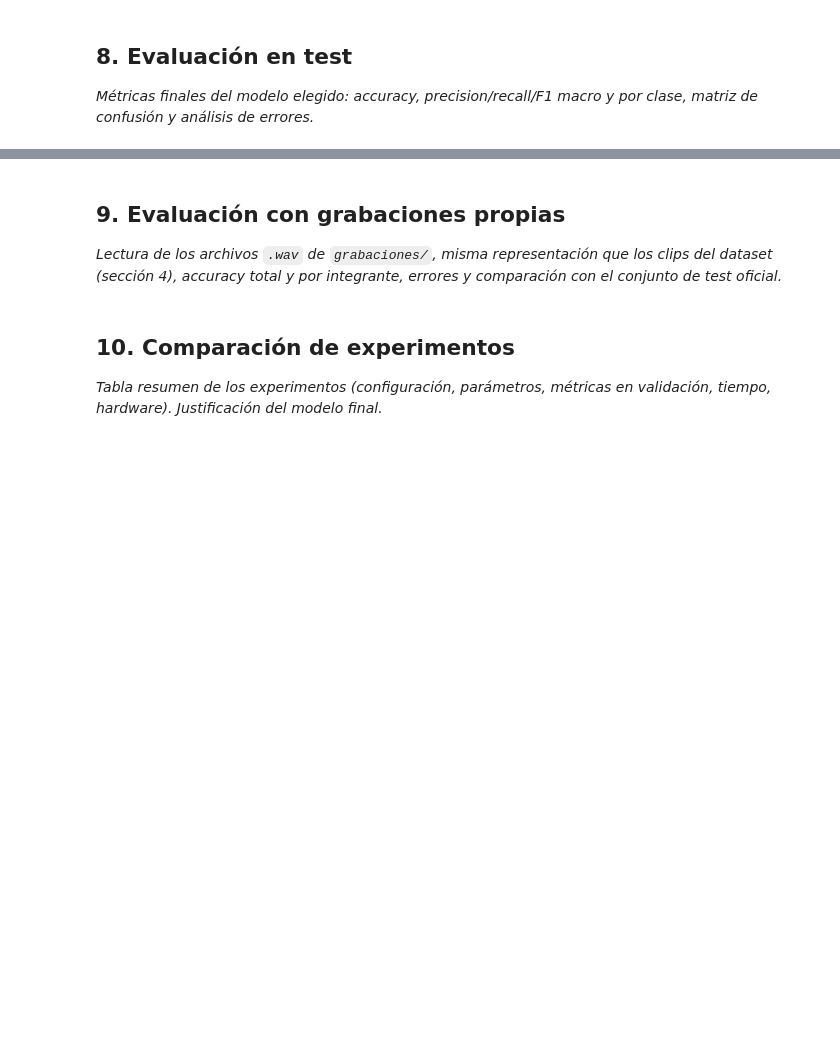
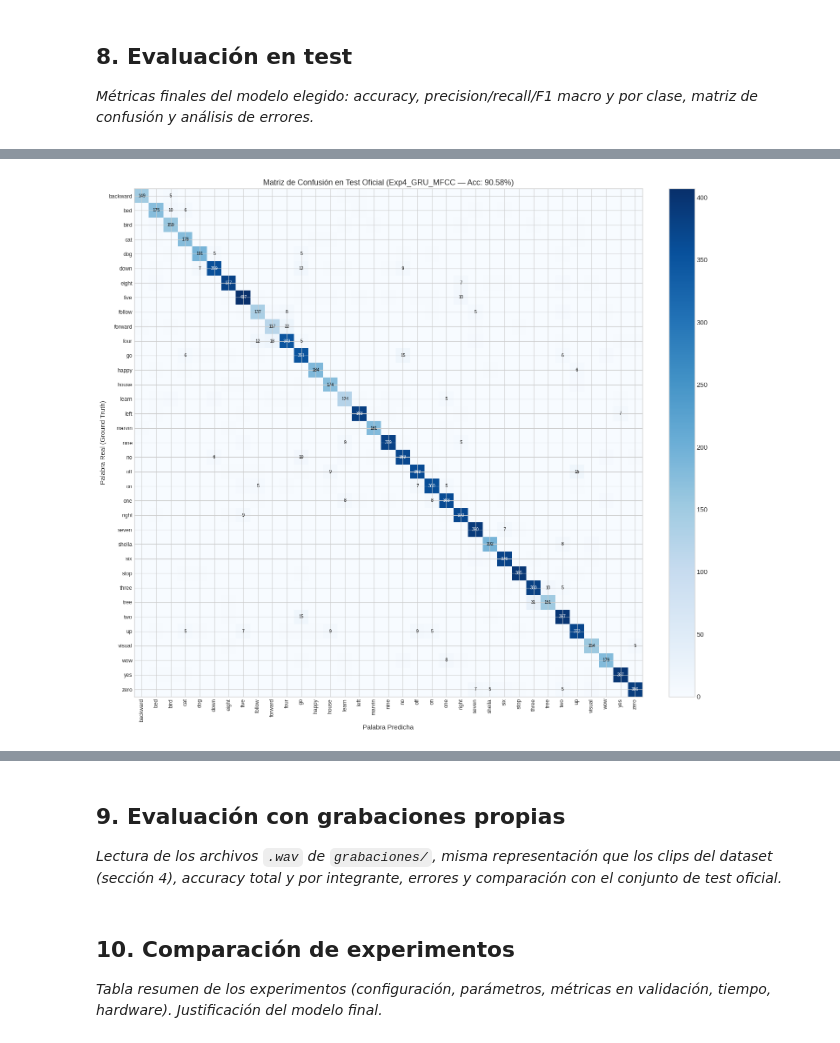
Before and after one commit to ibuscio/taller_deeplearning, a Jupyter notebook: Tarea_2_letra.ipynb, the cells around one changed output, grey strips where cells are left out. Drawn from its saved outputs; the diff is of its cells as text; code cells hidden in the pictures; blank space fills up the shorter version.

```diff
--- a/Tarea_2_letra.ipynb
+++ b/Tarea_2_letra.ipynb
@@ -1384,3 +1413,102 @@ _Resultados de RNN simple, LSTM y GRU con la misma configuración: métricas en
 ## 8. Evaluación en test
 
 _Métricas finales del modelo elegido: accuracy, precision/recall/F1 macro y por clase, matriz de confusión y análisis de errores._
+# %%
+from sklearn.metrics import (
+    classification_report,
+    confusion_matrix,
+    precision_recall_fscore_support,
+)
+
+# 1. Seleccionamos el mejor modelo exclusivamente según su desempeño en VALIDACIÓN
+best_exp_key = max(EXPERIMENTS, key=lambda k: EXPERIMENTS[k]["val_acc"])
+best_exp = EXPERIMENTS[best_exp_key]
+final_model = best_exp["model"]
+final_repr = best_exp["representation"]
+final_test_loader = test_loader_mfcc if final_repr == "mfcc" else test_loader_logmel
+
+print("======================================================================")
+print(f"🏆 Modelo final seleccionado en Validación: {best_exp_key}")
+print(f"   Configuración : {best_exp['config']}")
+print(f"   Val Accuracy  : {best_exp['val_acc']*100:.2f}% | Val F1-Macro: {best_exp['val_f1_macro']*100:.2f}%")
+print("======================================================================\n")
+
+# 2. Evaluación ÚNICA sobre el conjunto de TEST oficial
+final_model.eval()
+y_true_test, y_pred_test = [], []
+with torch.no_grad():
+    for x_b, y_b in final_test_loader:
+        logits = final_model(x_b.to(device))
+        preds = logits.argmax(dim=1).cpu().numpy()
+        y_pred_test.extend(preds)
+        y_true_test.extend(y_b.numpy())
+
+y_true_test = np.array(y_true_test)
+y_pred_test = np.array(y_pred_test)
+
+# Métricas globales en Test (usando accuracy() de utils.py y métricas macro de sklearn)
+test_acc = accuracy(final_model, final_test_loader, device)
+test_prec_macro, test_rec_macro, test_f1_macro, _ = precision_recall_fscore_support(
+    y_true_test, y_pred_test, average="macro", zero_division=0
+)
+
+print("=== MÉTRICAS GLOBALES EN EL CONJUNTO DE TEST OFICIAL ===")
+print(f"  • Test Accuracy        : {test_acc * 100:.2f}%")
+print(f"  • Test Precision Macro : {test_prec_macro * 100:.2f}%")
+print(f"  • Test Recall Macro    : {test_rec_macro * 100:.2f}%")
+print(f"  • Test F1-Score Macro  : {test_f1_macro * 100:.2f}%\n")
+
+# 3. Reporte de Precision, Recall y F1-Score por cada una de las 35 clases
+print("=== REPORTE DE CLASIFICACIÓN POR CLASE (35 PALABRAS) ===")
+print(classification_report(y_true_test, y_pred_test, target_names=CLASSES, digits=4, zero_division=0))
+
+# 4. Matriz de confusión de las 35 clases
+cm_test = confusion_matrix(y_true_test, y_pred_test)
+fig, ax = plt.subplots(figsize=(16, 13))
+im = ax.imshow(cm_test, interpolation="nearest", cmap="Blues")
+fig.colorbar(im, ax=ax, fraction=0.046, pad=0.04)
+ax.set_xticks(np.arange(len(CLASSES)))
+ax.set_yticks(np.arange(len(CLASSES)))
+ax.set_xticklabels(CLASSES, rotation=90, fontsize=9)
+ax.set_yticklabels(CLASSES, fontsize=9)
+ax.set_xlabel("Palabra Predicha", fontsize=11)
+ax.set_ylabel("Palabra Real (Ground Truth)", fontsize=11)
+ax.set_title(f"Matriz de Confusión en Test Oficial ({best_exp_key} — Acc: {test_acc*100:.2f}%)", fontsize=13)
+
+# Anotamos valores no nulos relevantes en la matriz
+thresh = cm_test.max() / 2.0
+for i in range(len(CLASSES)):
+    for j in range(len(CLASSES)):
+        val = cm_test[i, j]
+        if val > 0 and (i == j or val >= 5):
+            ax.text(
+                j, i, str(val),
+                ha="center", va="center",
+                color="white" if val > thresh else "black",
+                fontsize=7,
+            )
+plt.tight_layout()
+plt.show()
+
+# 5. Identificación de los pares de palabras que más se confunden entre sí
+pair_confusions = []
+for i in range(len(CLASSES)):
+    for j in range(i + 1, len(CLASSES)):
+        err_i_to_j = int(cm_test[i, j])  # Real: i -> Predicho: j
+        err_j_to_i = int(cm_test[j, i])  # Real: j -> Predicho: i
+        total_pair = err_i_to_j + err_j_to_i
+        if total_pair > 0:
+            pair_confusions.append({
+                "Par de palabras": f"'{CLASSES[i]}' ↔ '{CLASSES[j]}'",
+                "Errores Totales del Par": total_pair,
+                "Real A → Pred B": f"{CLASSES[i]} → {CLASSES[j]}: {err_i_to_j}",
+                "Real B → Pred A": f"{CLASSES[j]} → {CLASSES[i]}: {err_j_to_i}",
+            })
+
+df_top_pairs = pd.DataFrame(pair_confusions).sort_values(
+    by="Errores Totales del Par", ascending=False
+).head(10).reset_index(drop=True)
+
+print("=== TOP 10 PARES DE PALABRAS MÁS CONFUNDIDOS ENTRE SÍ EN TEST ===")
+display(df_top_pairs)
+# %% [output]
@@ -1386,0 +1532 @@ _Métricas finales del modelo elegido: accuracy, precision/recall/F1 macro y por
+[figure, added]
```
Also changed, not shown: parts of 2 cells of this notebook.
